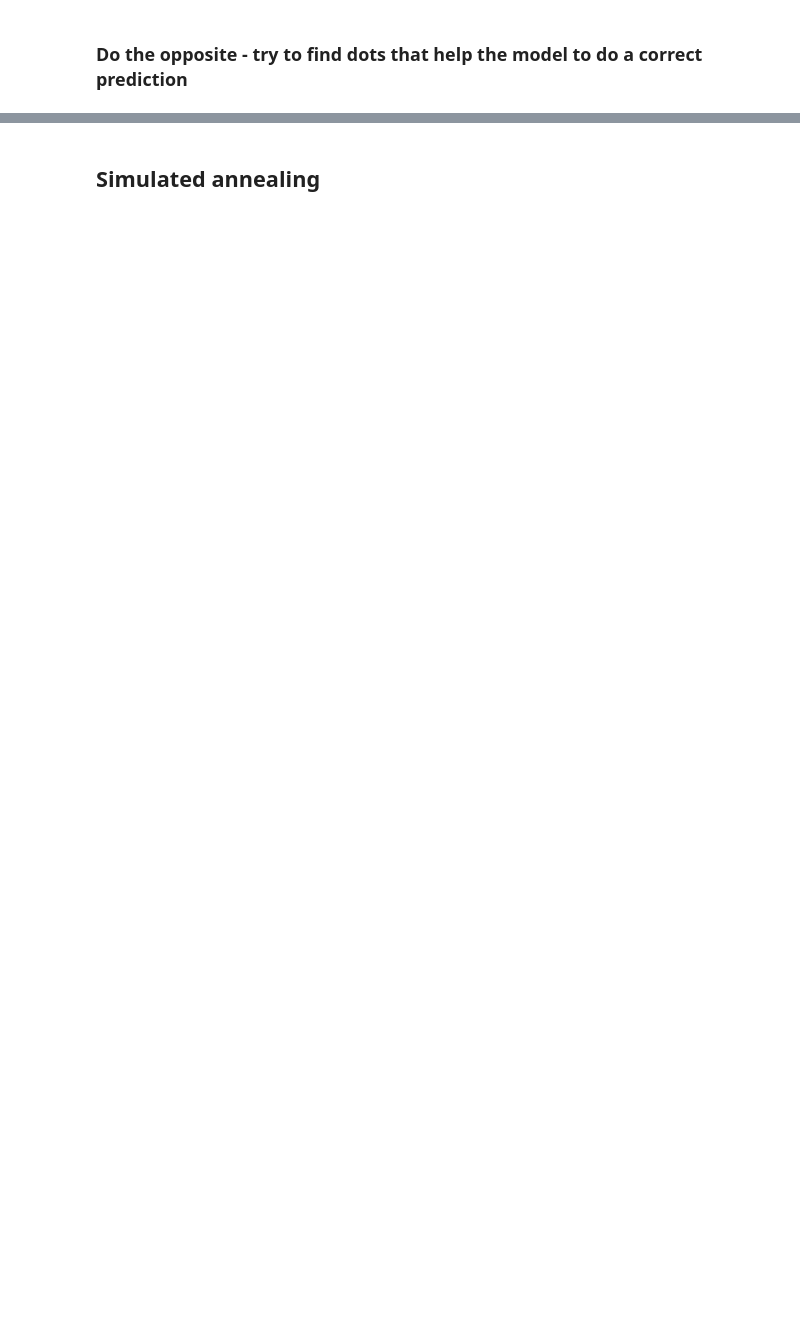
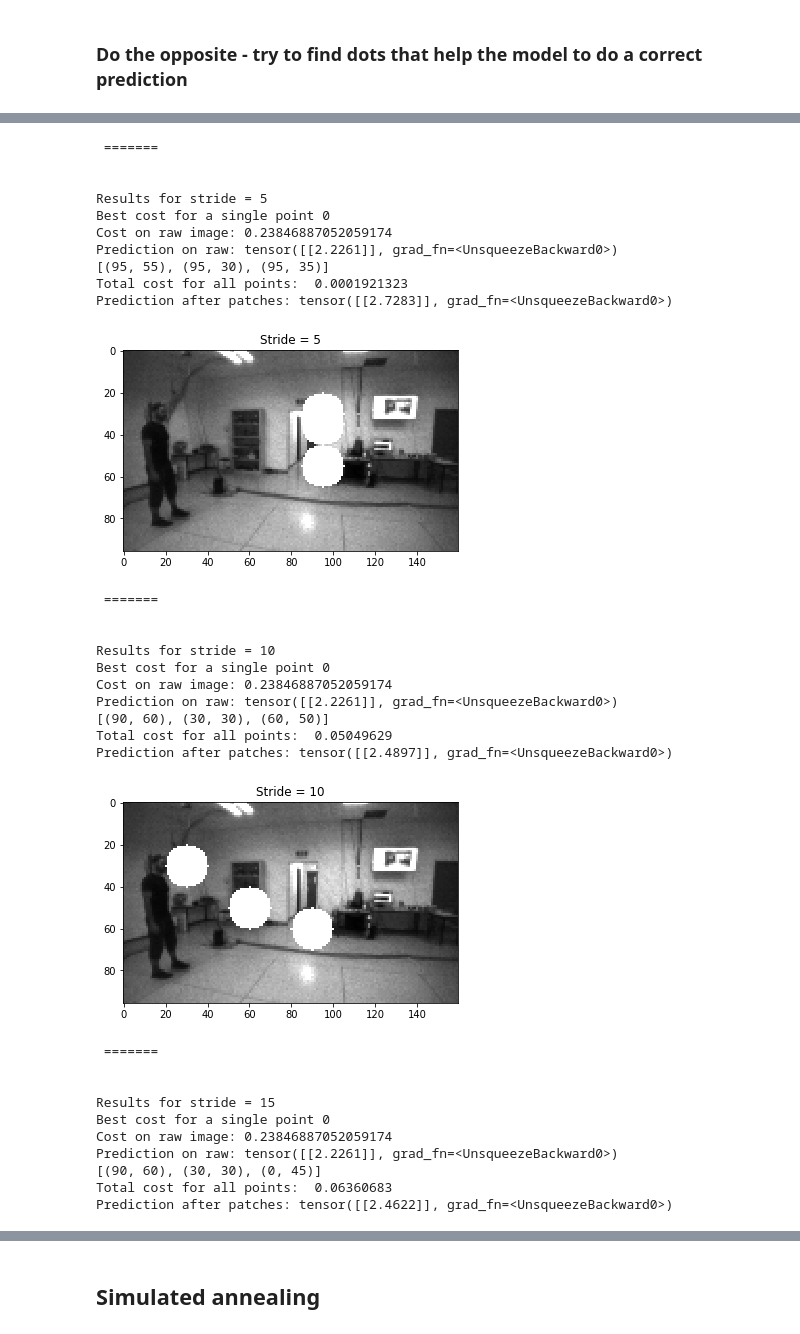
Before and after one commit to TheFebrin/pulp-frontnet-adversarial-attack, a Jupyter notebook: compare_attacks.ipynb, the cells around one changed output, grey strips where cells are left out. Drawn from its saved outputs; the diff is of its cells as text; code cells hidden in the pictures; blank space fills up the shorter version.

```diff
--- a/compare_attacks.ipynb
+++ b/compare_attacks.ipynb
@@ -82,11 +84,3 @@ train_loader_single = data.DataLoader(dataset=train_set, batch_size=1, shuffle=F
-# %%
-def apply_path(
-    img: torch.Tensor,
-    x: int,
-    y: int,
-    size: int,
-) -> torch.Tensor:
-    cv2.circle(img, (x, y), size, [255], -1)
 # %% [markdown]
 ## Cost function
 # %% [markdown]
@@ -294,0 +184,51 @@ Wall time: 16.6 s
+# %%
+%%time
+
+for stride in (5, 10, 15):
+    img = next(iter(test_loader_single))[0]
+    sliding_window_optimizer = SlidingWindowOptimizer(
+        cost_f=lambda prediction, ground_truth: single_vector_element_cost_f(prediction, ground_truth, element_index=0),
+        model=model,
+        k_dots=3,
+        dot_size=10,
+        stride=stride,
+        find_dots_that_fix_prediction=True,
+    )
+    run_sliding_window_optimizer_and_print_results(
+        img=img,
+        ground_truth=next(iter(test_loader_single))[1],
+        sliding_window_optimizer=sliding_window_optimizer,
+    )
+# %% [output]
+ =======
+
+
+Results for stride = 5
+Best cost for a single point 0
+Cost on raw image: 0.23846887052059174
+Prediction on raw: tensor([[2.2261]], grad_fn=<UnsqueezeBackward0>)
+[(95, 55), (95, 30), (95, 35)]
+Total cost for all points:  0.0001921323
+Prediction after patches: tensor([[2.7283]], grad_fn=<UnsqueezeBackward0>)
+[figure, added]
+ =======
+
+
+Results for stride = 10
+Best cost for a single point 0
+Cost on raw image: 0.23846887052059174
+Prediction on raw: tensor([[2.2261]], grad_fn=<UnsqueezeBackward0>)
+[(90, 60), (30, 30), (60, 50)]
+Total cost for all points:  0.05049629
+Prediction after patches: tensor([[2.4897]], grad_fn=<UnsqueezeBackward0>)
+[figure, added]
+ =======
+
+
+Results for stride = 15
+Best cost for a single point 0
+Cost on raw image: 0.23846887052059174
+Prediction on raw: tensor([[2.2261]], grad_fn=<UnsqueezeBackward0>)
+[(90, 60), (30, 30), (0, 45)]
+Total cost for all points:  0.06360683
+Prediction after patches: tensor([[2.4622]], grad_fn=<UnsqueezeBackward0>)
```
Also changed, not shown: parts of 20 cells of this notebook, 8 other files.
